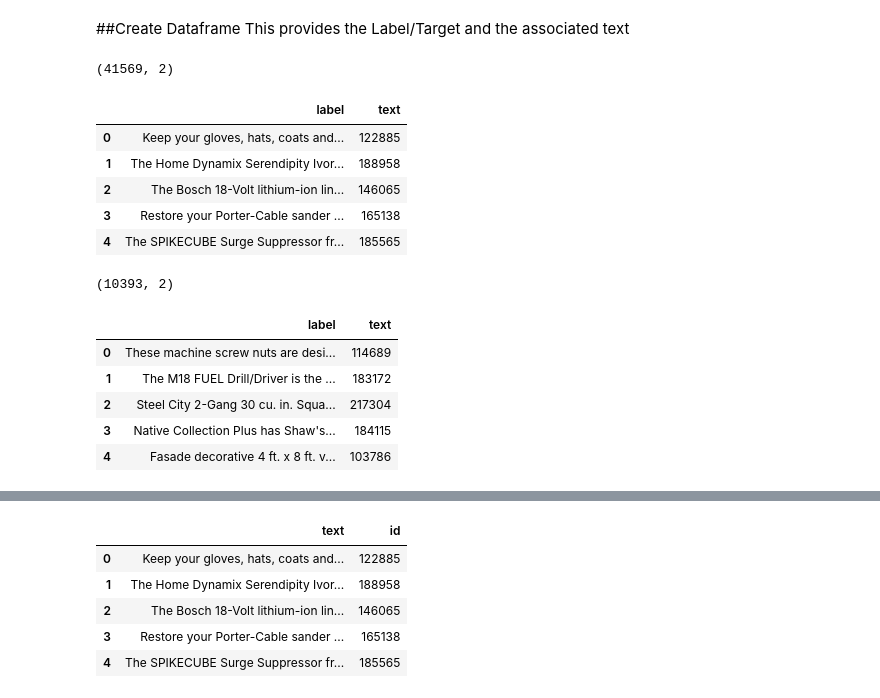
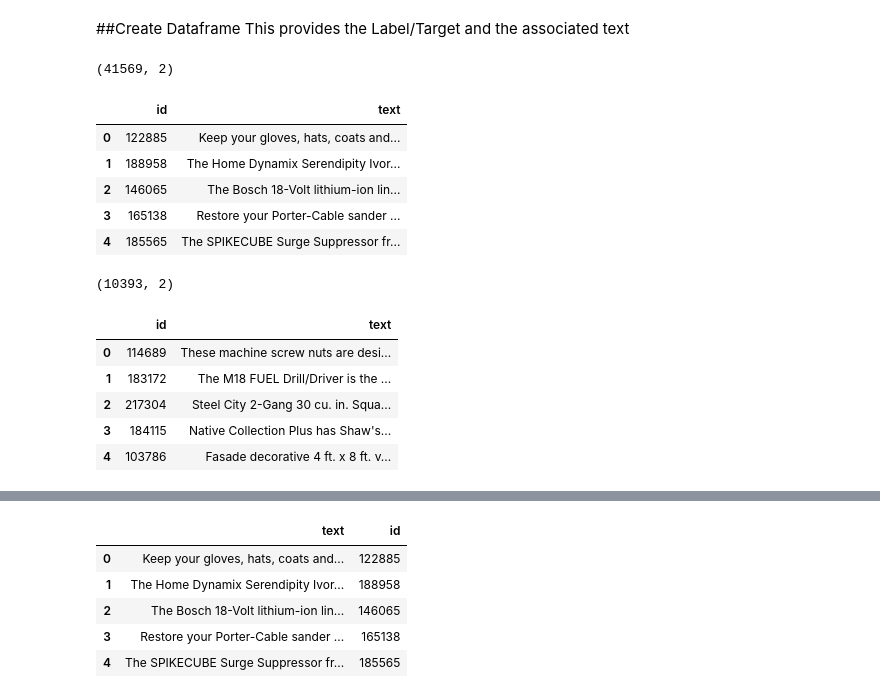
Before and after one commit to navneetkrc/Deep-Learning-Experiments-implemented-using-Google-Colab, a Jupyter notebook: akaike_sample.ipynb, the cells around one changed output, grey strips where cells are left out. Saved outputs shown, nothing was run; the diff lists cells and outputs as text; code cells hidden in the pictures.

```diff
--- a/akaike_sample.ipynb
+++ b/akaike_sample.ipynb
@@ -68,28 +87,28 @@ You can pass a specific vocab for the numericalization step (if you are building
 This provides the Label/Target and the associated text
 # %%
 # create a dataframe
-train_df = pd.DataFrame({'label':train.text,
-                   'text':train.id})
+train_df = pd.DataFrame({'text':train.text,
+                   'id':train.id})
 print(train_df.shape)
 train_df.head()
 # %% [output]
 (41569, 2)
-|  | label | text |
-| 0 | Keep your gloves, hats, coats and... | 122885 |
-| 1 | The Home Dynamix Serendipity Ivor... | 188958 |
-| 2 | The Bosch 18-Volt lithium-ion lin... | 146065 |
-| 3 | Restore your Porter-Cable sander ... | 165138 |
-| 4 | The SPIKECUBE Surge Suppressor fr... | 185565 |
+|  | id | text |
+| 0 | 122885 | Keep your gloves, hats, coats and... |
+| 1 | 188958 | The Home Dynamix Serendipity Ivor... |
+| 2 | 146065 | The Bosch 18-Volt lithium-ion lin... |
+| 3 | 165138 | Restore your Porter-Cable sander ... |
+| 4 | 185565 | The SPIKECUBE Surge Suppressor fr... |
 # %%
-test_df = pd.DataFrame({'label':test.text,
-                        'text':test.id})
+test_df = pd.DataFrame({'text':test.text,
+                        'id':test.id})
 print(test_df.shape)
 test_df.head()
 # %% [output]
 (10393, 2)
-|  | label | text |
-| 0 | These machine screw nuts are desi... | 114689 |
-| 1 | The M18 FUEL Drill/Driver is the ... | 183172 |
-| 2 | Steel City 2-Gang 30 cu. in. Squa... | 217304 |
-| 3 | Native Collection Plus has Shaw's... | 184115 |
-| 4 | Fasade decorative 4 ft. x 8 ft. v... | 103786 |
+|  | id | text |
+| 0 | 114689 | These machine screw nuts are desi... |
+| 1 | 183172 | The M18 FUEL Drill/Driver is the ... |
+| 2 | 217304 | Steel City 2-Gang 30 cu. in. Squa... |
+| 3 | 184115 | Native Collection Plus has Shaw's... |
+| 4 | 103786 | Fasade decorative 4 ft. x 8 ft. v... |
```
Also changed, not shown: parts of 7 cells of this notebook.
